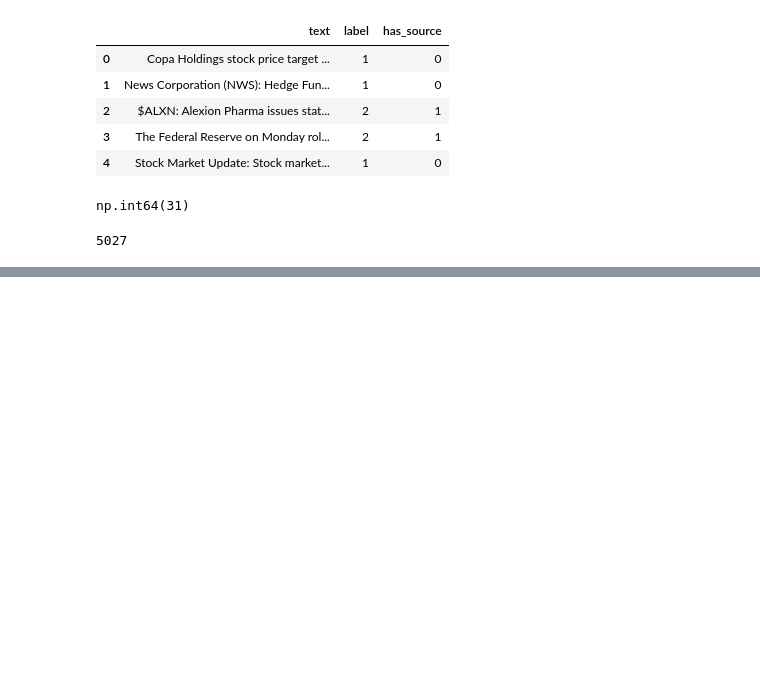
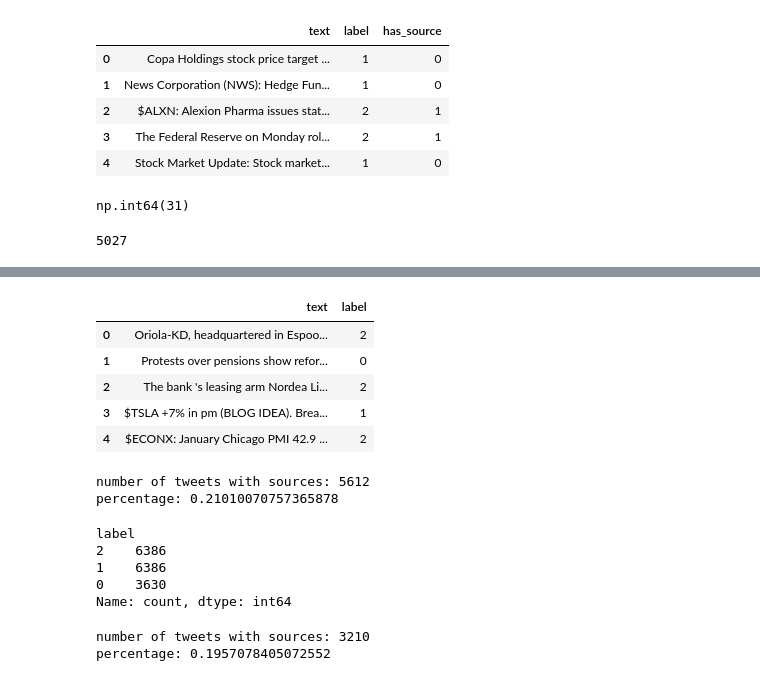
Before and after one commit to ForYourEyesOnlyyy/Sentiment_Analysis_for_Financial_News, a Jupyter notebook: notebooks/feature_engineering.ipynb, the cells around one changed output, grey strips where cells are left out. Cells and saved outputs as stored; diff of their text form; code cells hidden in the pictures; blank space fills up the shorter version.

```diff
--- a/notebooks/feature_engineering.ipynb
+++ b/notebooks/feature_engineering.ipynb
@@ -335,0 +377,57 @@ len(dataset)
+# %%
+import re
+def clean_text(text):
+    text = re.sub(r'\s+,', ',', text)  # Remove spaces before commas
+    text = re.sub(r'[\'".]+$', '', text)  # Remove quotes and full stops at the end
+    return text
+
+df['text'] = df['text'].apply(clean_text)
+df.head()
+# %% [output]
+|  | text | label |
+| 0 | Oriola-KD, headquartered in Espoo... | 2 |
+| 1 | Protests over pensions show refor... | 0 |
+| 2 | The bank 's leasing arm Nordea Li... | 2 |
+| 3 | $TSLA +7% in pm (BLOG IDEA). Brea... | 1 |
+| 4 | $ECONX: January Chicago PMI 42.9 ... | 2 |
+# %%
+https_count = df['text'].str.contains('https').sum()
+print(f"number of tweets with sources: {https_count}")
+
+print(f"percentage: {https_count / len(df)}")
+# %% [output]
+number of tweets with sources: 5612
+percentage: 0.21010070757365878
+# %%
+from sklearn.utils import resample
+
+# Separate majority and minority classes
+df_majority = df[df.label == 2]
+df_minority_1 = df[df.label == 1]
+df_minority_0 = df[df.label == 0]
+
+# Downsample majority class
+df_majority_downsampled = resample(df_majority,
+                                   replace=False,    # sample without replacement
+                                   n_samples=len(df_minority_1),  # to match minority class
+                                   random_state=42)  # reproducible results
+
+# Combine minority class with downsampled majority class
+df_balanced = pd.concat([df_majority_downsampled, df_minority_1, df_minority_0])
+
+# Display new class counts
+print(df_balanced['label'].value_counts())
+# %% [output]
+label
+2    6386
+1    6386
+0    3630
+Name: count, dtype: int64
+# %%
+https_count = df_balanced['text'].str.contains('https').sum()
+print(f"number of tweets with sources: {https_count}")
+
+print(f"percentage: {https_count / len(df_balanced)}")
+# %% [output]
+number of tweets with sources: 3210
+percentage: 0.1957078405072552
```
Also changed, not shown: parts of 3 cells of this notebook, 3 other files.
